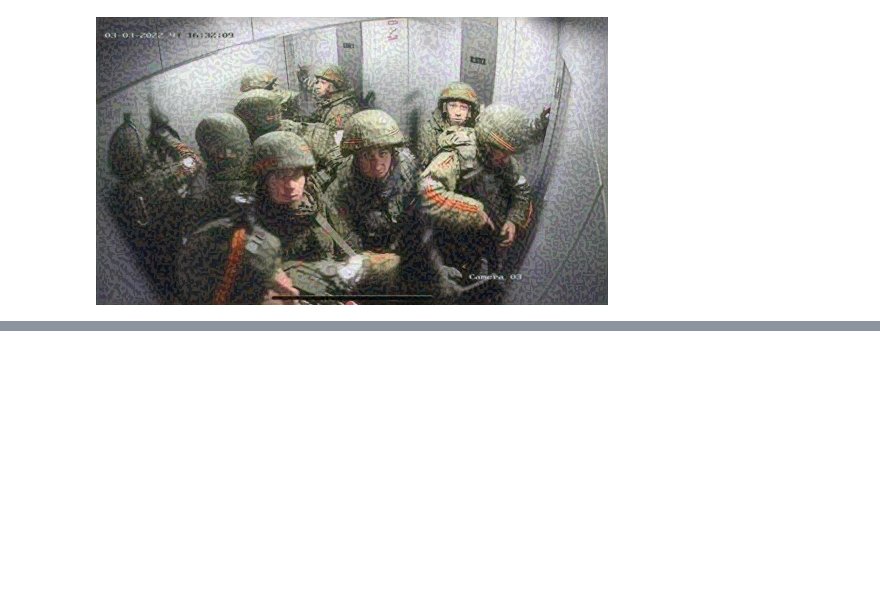
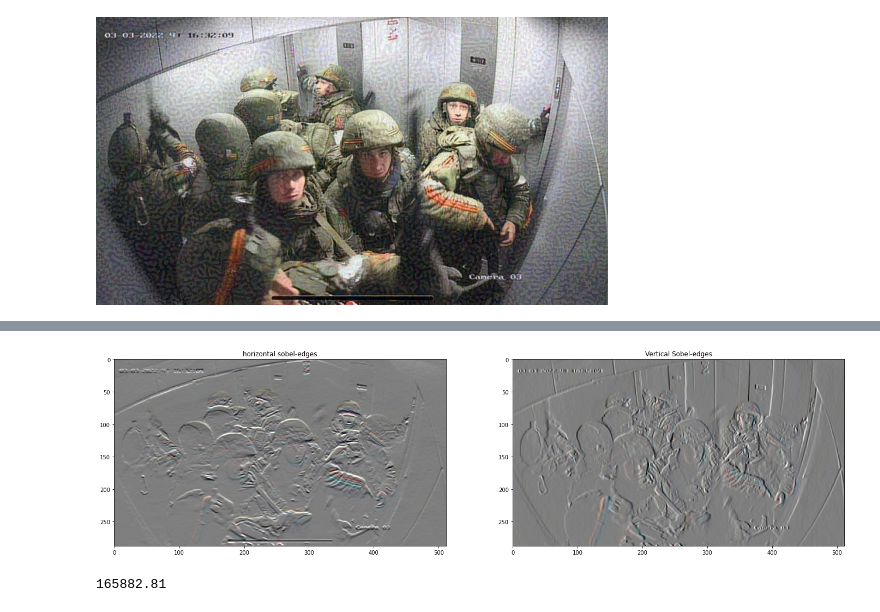
Before and after one commit to ShawnWhy/Tensorflow-practice, a Jupyter notebook: style.ipynb, the cells around one changed output, grey strips where cells are left out. Cells and saved outputs as stored; diff of their text form; code cells hidden in the pictures; blank space fills up the shorter version.

```diff
--- a/style.ipynb
+++ b/style.ipynb
@@ -323,0 +336,10 @@ plt.subplot(2,2,3)
+# %%
+plt.figure(figsize=(24, 10))
+
+sobel = tf.image.sobel_edges(content_image)
+plt.subplot(1,2,1)
+imshow(clip_0_1(sobel[...,0]/4+0.5), "horizontal sobel-edges")
+plt.subplot(1,2,2)
+imshow(clip_0_1(sobel[..., 1]/4+0.5), "Vertical Sobel-edges")
+# %% [output]
+[figure, added]
@@ -323,0 +350,4 @@ plt.subplot(2,2,3)
+# %%
+total_variation_loss(image).numpy()
+# %% [output]
+165882.81
```
Also changed, not shown: parts of 14 cells of this notebook, 13 other files.
